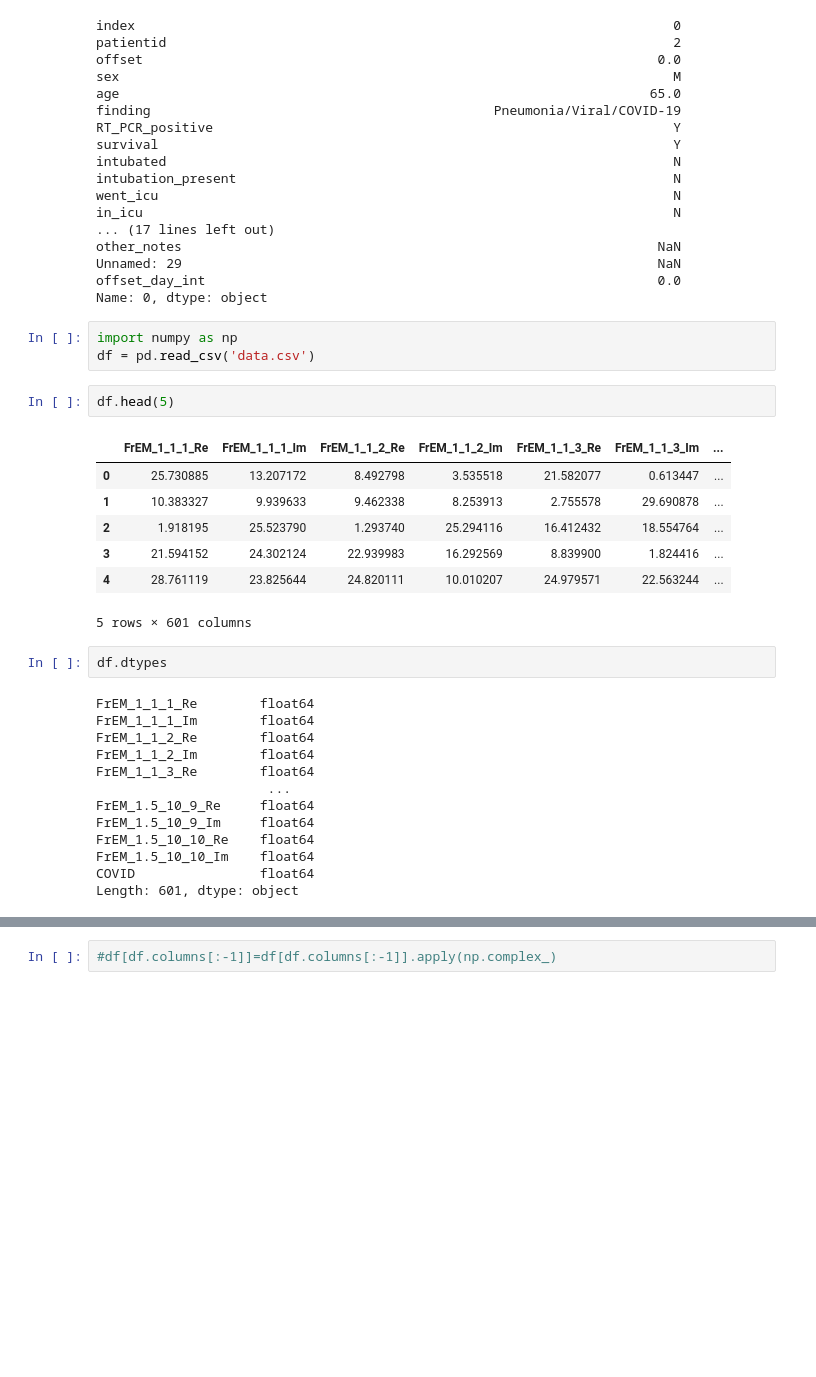
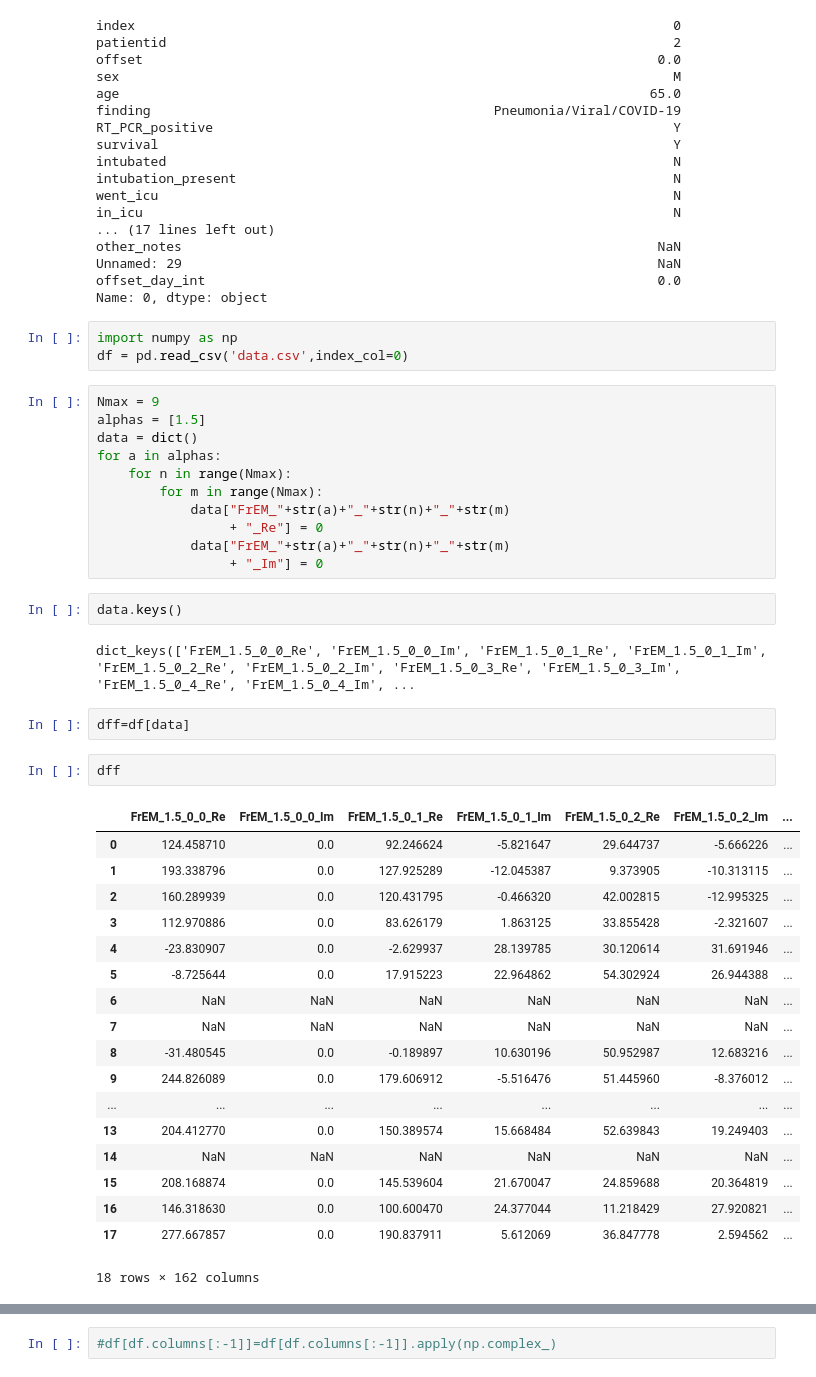
Before and after one commit to damibran/COVID-19_ML_Prediction, a Jupyter notebook: xrv_coviddataset_test.ipynb, the cells around one changed output, grey strips where cells are left out. Drawn from its saved outputs; the diff is of its cells as text; blank space fills up the shorter version.

```diff
--- a/xrv_coviddataset_test.ipynb
+++ b/xrv_coviddataset_test.ipynb
@@ -73,29 +76,42 @@ offset_day_int                                                          0.0
 Name: 0, dtype: object
 # %%
 import numpy as np
-df = pd.read_csv('data.csv')
+df = pd.read_csv('data.csv',index_col=0)
-# %%
-df.head(5)
-# %% [output]
-|  | FrEM_1_1_1_Re | FrEM_1_1_1_Im | FrEM_1_1_2_Re | FrEM_1_1_2_Im | FrEM_1_1_3_Re | FrEM_1_1_3_Im | ... |
-| 0 | 25.730885 | 13.207172 | 8.492798 | 3.535518 | 21.582077 | 0.613447 | ... |
-| 1 | 10.383327 | 9.939633 | 9.462338 | 8.253913 | 2.755578 | 29.690878 | ... |
-| 2 | 1.918195 | 25.523790 | 1.293740 | 25.294116 | 16.412432 | 18.554764 | ... |
-| 3 | 21.594152 | 24.302124 | 22.939983 | 16.292569 | 8.839900 | 1.824416 | ... |
-| 4 | 28.761119 | 23.825644 | 24.820111 | 10.010207 | 24.979571 | 22.563244 | ... |
-5 rows × 601 columns
-# %%
-df.dtypes
-# %% [output]
-FrEM_1_1_1_Re        float64
-FrEM_1_1_1_Im        float64
-FrEM_1_1_2_Re        float64
-FrEM_1_1_2_Im        float64
-FrEM_1_1_3_Re        float64
-                      ...
-FrEM_1.5_10_9_Re     float64
-FrEM_1.5_10_9_Im     float64
-FrEM_1.5_10_10_Re    float64
-FrEM_1.5_10_10_Im    float64
-COVID                float64
-Length: 601, dtype: object
+# %%
+Nmax = 9
+alphas = [1.5]
+data = dict()
+for a in alphas:
+    for n in range(Nmax):
+        for m in range(Nmax):
+            data["FrEM_"+str(a)+"_"+str(n)+"_"+str(m)
+                 + "_Re"] = 0
+            data["FrEM_"+str(a)+"_"+str(n)+"_"+str(m)
+                 + "_Im"] = 0
+# %%
+data.keys()
+# %% [output]
+dict_keys(['FrEM_1.5_0_0_Re', 'FrEM_1.5_0_0_Im', 'FrEM_1.5_0_1_Re', 'FrEM_1.5_0_1_Im', 'FrEM_1.5_0_2_Re', 'FrEM_1.5_0_2_Im', 'FrEM_1.5_0_3_Re', 'FrEM_1.5_0_3_Im', 'FrEM_1.5_0_4_Re', 'FrEM_1.5_0_4_Im', ...
+# %%
+dff=df[data]
+# %%
+dff
+# %% [output]
+|  | FrEM_1.5_0_0_Re | FrEM_1.5_0_0_Im | FrEM_1.5_0_1_Re | FrEM_1.5_0_1_Im | FrEM_1.5_0_2_Re | FrEM_1.5_0_2_Im | ... |
+| 0 | 124.458710 | 0.0 | 92.246624 | -5.821647 | 29.644737 | -5.666226 | ... |
+| 1 | 193.338796 | 0.0 | 127.925289 | -12.045387 | 9.373905 | -10.313115 | ... |
+| 2 | 160.289939 | 0.0 | 120.431795 | -0.466320 | 42.002815 | -12.995325 | ... |
+| 3 | 112.970886 | 0.0 | 83.626179 | 1.863125 | 33.855428 | -2.321607 | ... |
+| 4 | -23.830907 | 0.0 | -2.629937 | 28.139785 | 30.120614 | 31.691946 | ... |
+| 5 | -8.725644 | 0.0 | 17.915223 | 22.964862 | 54.302924 | 26.944388 | ... |
+| 6 | NaN | NaN | NaN | NaN | NaN | NaN | ... |
+| 7 | NaN | NaN | NaN | NaN | NaN | NaN | ... |
+| 8 | -31.480545 | 0.0 | -0.189897 | 10.630196 | 50.952987 | 12.683216 | ... |
+| 9 | 244.826089 | 0.0 | 179.606912 | -5.516476 | 51.445960 | -8.376012 | ... |
+| ... | ... | ... | ... | ... | ... | ... | ... |
+| 13 | 204.412770 | 0.0 | 150.389574 | 15.668484 | 52.639843 | 19.249403 | ... |
+| 14 | NaN | NaN | NaN | NaN | NaN | NaN | ... |
+| 15 | 208.168874 | 0.0 | 145.539604 | 21.670047 | 24.859688 | 20.364819 | ... |
+| 16 | 146.318630 | 0.0 | 100.600470 | 24.377044 | 11.218429 | 27.920821 | ... |
+| 17 | 277.667857 | 0.0 | 190.837911 | 5.612069 | 36.847778 | 2.594562 | ... |
+18 rows × 162 columns
```
Also changed, not shown: parts of 11 cells of this notebook, 1 other file.
